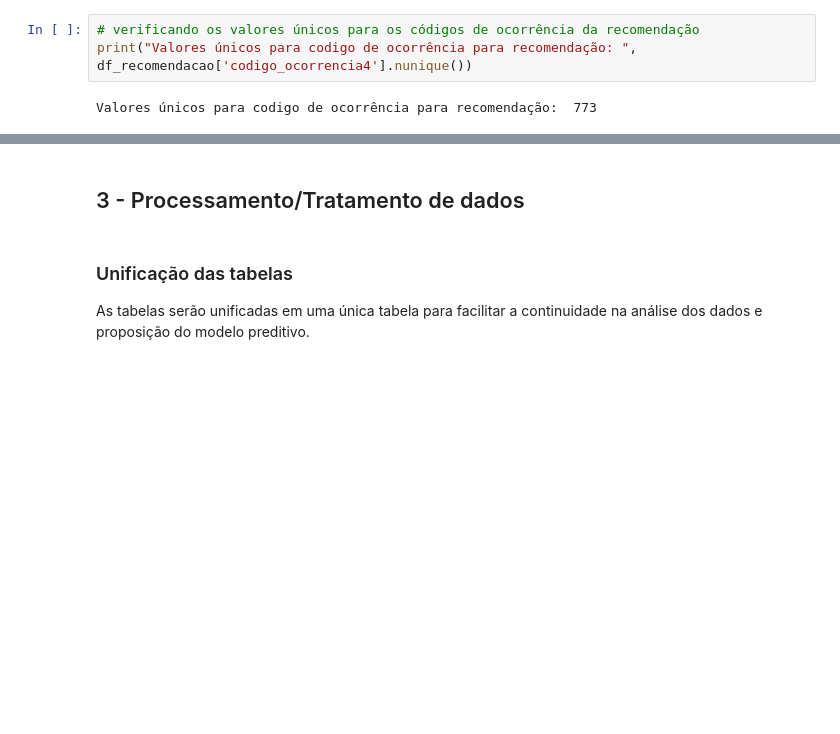
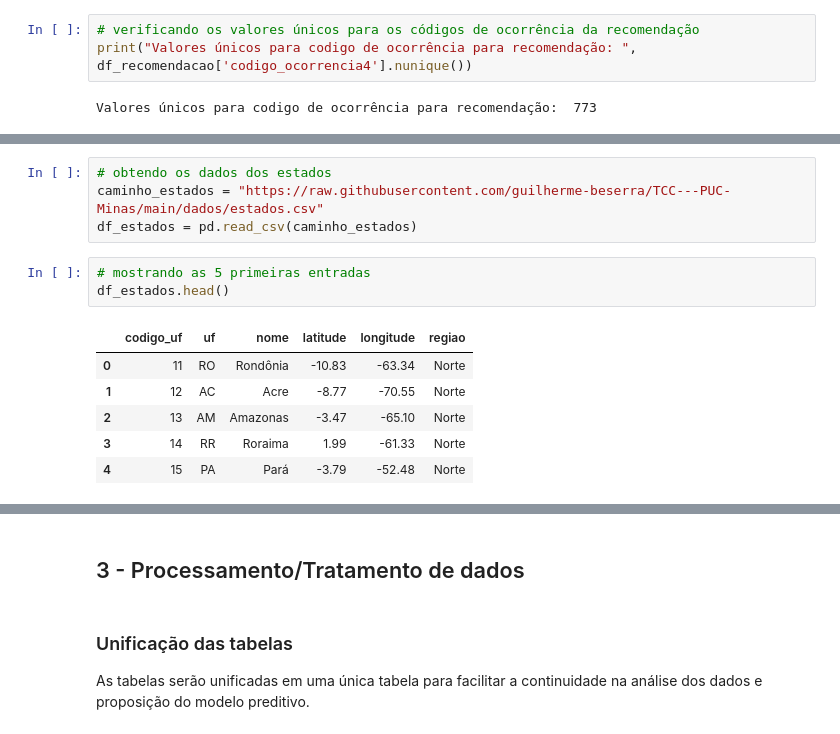
Before and after one commit to guilherme-beserra/TCC---PUC-Minas, a Jupyter notebook: Classificação para predição de vítima fatal em acidente aéreo.ipynb, the cells around one changed output, grey strips where cells are left out. Drawn from its saved outputs; the diff is of its cells as text; blank space fills up the shorter version.

```diff
--- a/Classificação para predição de vítima fatal em acidente aéreo.ipynb
+++ b/Classificação para predição de vítima fatal em acidente aéreo.ipynb
@@ -432,0 +480,14 @@ Assim, não será utilizada a tabela de RECOMENDAÇÃO (``recomendacao.csv``) na
+# %%
+# obtendo os dados dos estados
+caminho_estados = "https://raw.githubusercontent.com/guilherme-beserra/TCC---PUC-Minas/main/dados/estados.csv"
+df_estados = pd.read_csv(caminho_estados)
+# %%
+# mostrando as 5 primeiras entradas
+df_estados.head()
+# %% [output]
+|  | codigo_uf | uf | nome | latitude | longitude | regiao |
+| 0 | 11 | RO | Rondônia | -10.83 | -63.34 | Norte |
+| 1 | 12 | AC | Acre | -8.77 | -70.55 | Norte |
+| 2 | 13 | AM | Amazonas | -3.47 | -65.10 | Norte |
+| 3 | 14 | RR | Roraima | 1.99 | -61.33 | Norte |
+| 4 | 15 | PA | Pará | -3.79 | -52.48 | Norte |
```
Also changed, not shown: parts of 15 cells of this notebook.
